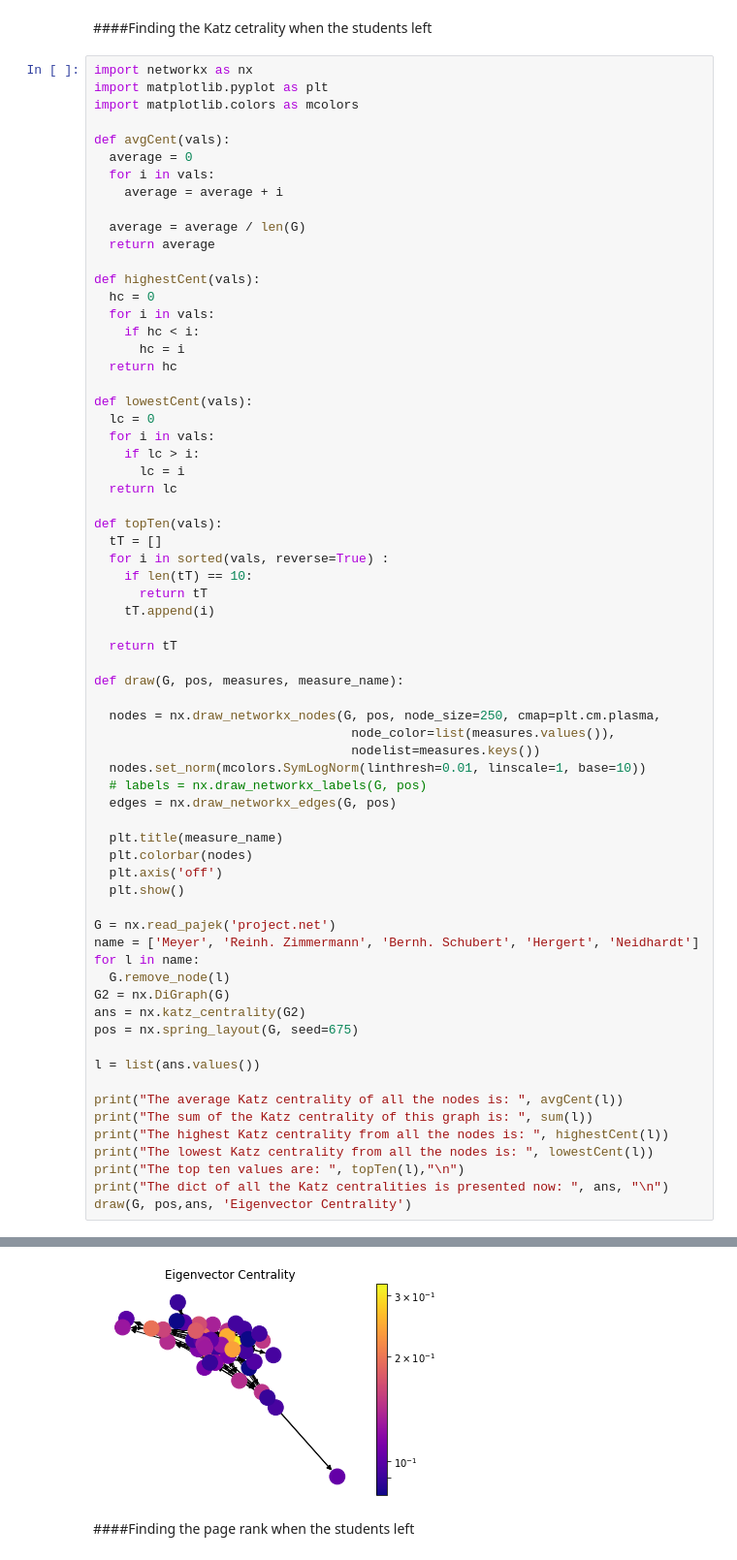
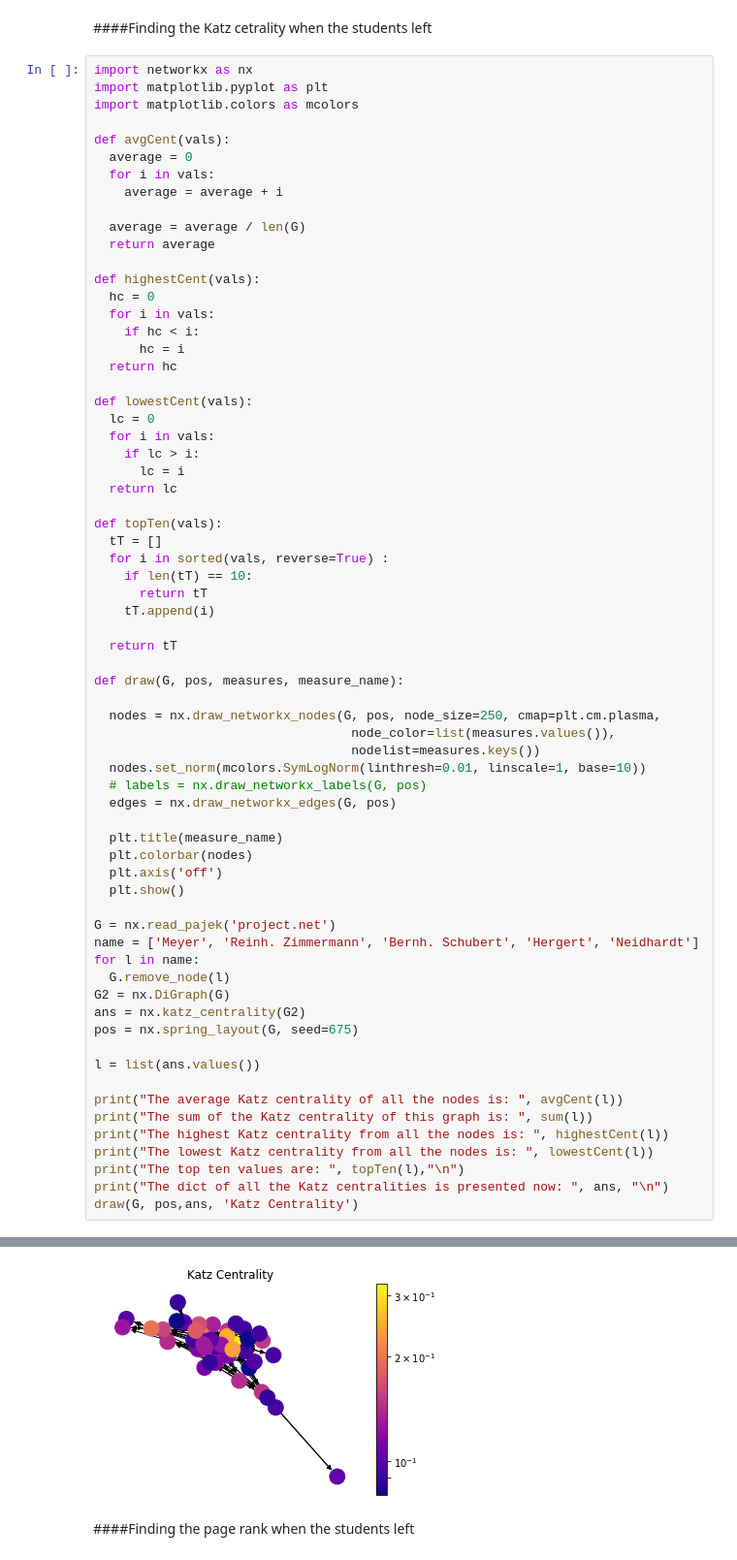
Before and after one commit to DanMint/complex_net_proj, a Jupyter notebook: Complex_net_proj.ipynb, the cells around one changed output, grey strips where cells are left out. Shown at 97% size. Cells and saved outputs as stored; diff of their text form.

```diff
--- a/Complex_net_proj.ipynb
+++ b/Complex_net_proj.ipynb
@@ -1103,35 +1103,35 @@ def draw(G, pos, measures, measure_name):
 
   plt.title(measure_name)
   plt.colorbar(nodes)
   plt.axis('off')
   plt.show()
 
 G = nx.read_pajek('project.net')
 name = ['Meyer', 'Reinh. Zimmermann', 'Bernh. Schubert', 'Hergert', 'Neidhardt']
 for l in name:
   G.remove_node(l)
 G2 = nx.DiGraph(G)
 ans = nx.katz_centrality(G2)
 pos = nx.spring_layout(G, seed=675)
 
 l = list(ans.values())
 
 print("The average Katz centrality of all the nodes is: ", avgCent(l))
 print("The sum of the Katz centrality of this graph is: ", sum(l))
 print("The highest Katz centrality from all the nodes is: ", highestCent(l))
 print("The lowest Katz centrality from all the nodes is: ", lowestCent(l))
 print("The top ten values are: ", topTen(l),"\n")
 print("The dict of all the Katz centralities is presented now: ", ans, "\n")
-draw(G, pos,ans, 'Eigenvector Centrality')
+draw(G, pos,ans, 'Katz Centrality')
 # %% [output]
 The average Katz centrality of all the nodes is:  0.13462933618628314
 The sum of the Katz centrality of this graph is:  6.327578800755307
 The highest Katz centrality from all the nodes is:  0.3238313162561362
 The lowest Katz centrality from all the nodes is:  0
 The top ten values are:  [0.3238313162561362, 0.30870576243046344, 0.2491997950233331, 0.23983688629488048, 0.21106977055404766, 0.19724695533856698, 0.19671667052436154, 0.1781862407658981, 0.1715082 ...
 
 The dict of all the Katz centralities is presented now:  {'Schlegel': 0.21106977055404766, 'Albert Hager': 0.13422785402219828, 'Böger': 0.11638411293034419, 'Meier': 0.13652659035198458, 'Meinhold':  ...
-[figure, old version]
+[figure, new version]
 # %% [markdown]
 ####Finding the page rank when the students left
 # %%
```
Also changed, not shown: parts of 32 cells of this notebook.
